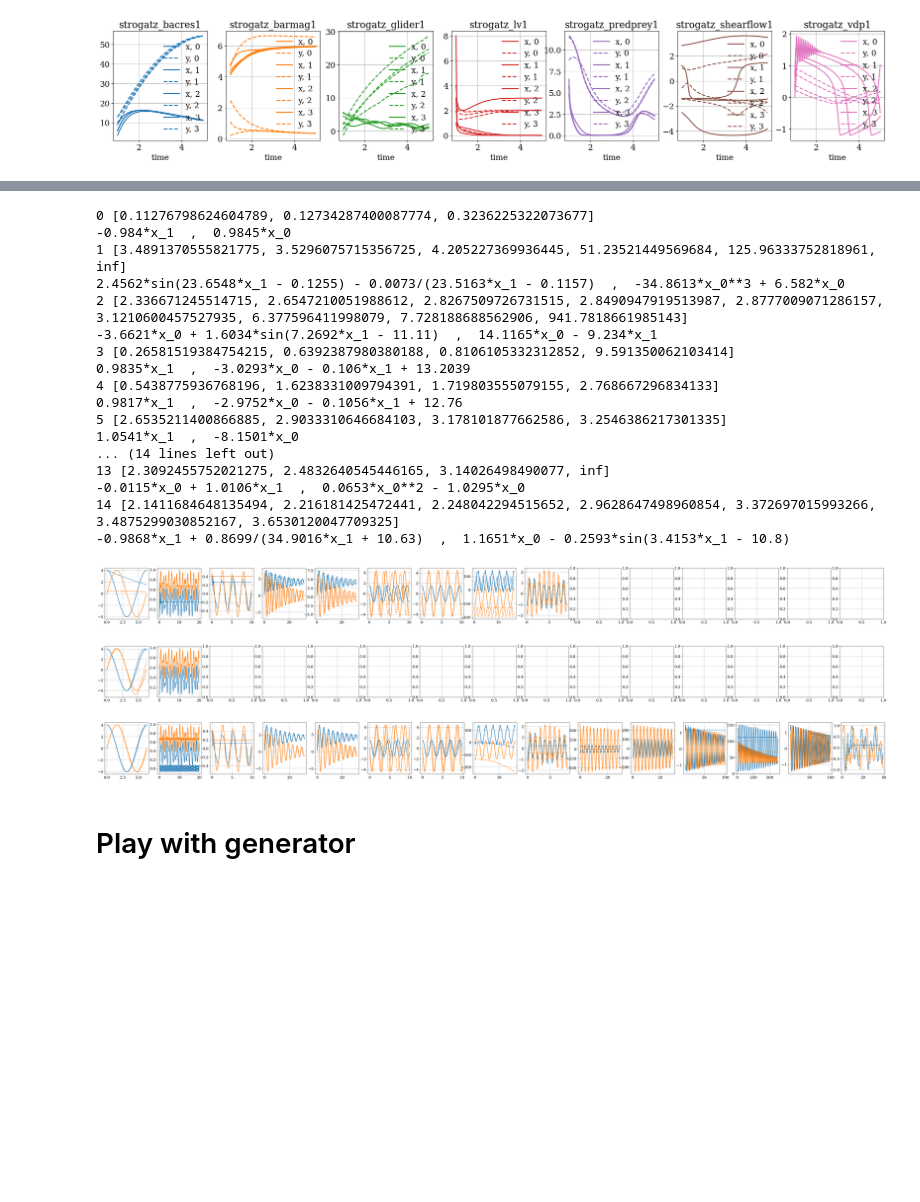
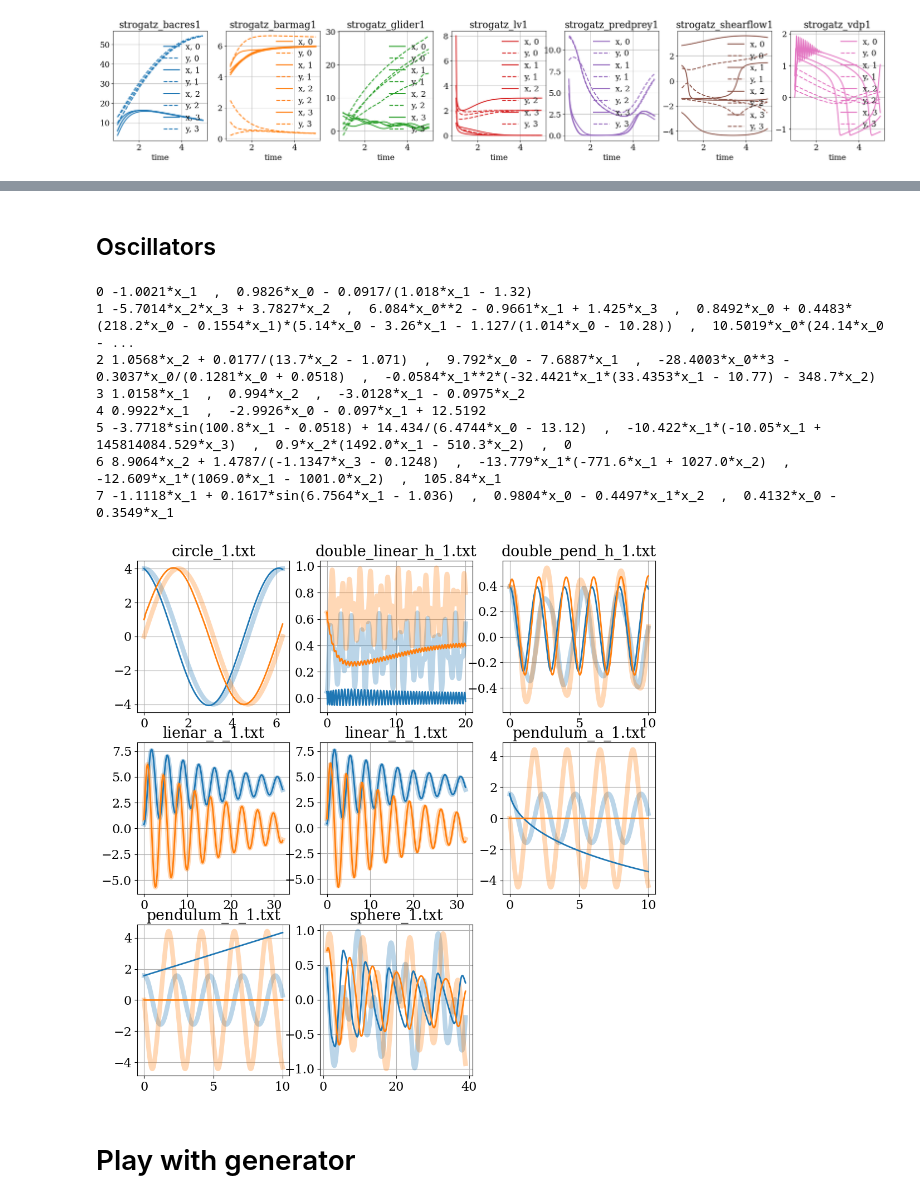
Before and after one commit to sdascoli/odeformer, a Jupyter notebook: tests.ipynb, the cells around one changed output, grey strips where cells are left out. Cells and saved outputs as stored; diff of their text form; code cells hidden in the pictures; blank space fills up the shorter version.

```diff
--- a/tests.ipynb
+++ b/tests.ipynb
@@ -270,5 +298,5 @@ dstr.rescale=True
 dstr.average_trajectories=False
 
 dstr.model.beam_type = 'sampling'
-dstr.model.beam_size = 5
-dstr.model.beam_temperature = .1
+dstr.model.beam_size = 20
+dstr.model.beam_temperature = .3
@@ -326,7 +382,7 @@ $\displaystyle 3.3946 x_{0} x_{1} - 3.131 x_{1}$
 dstr.rescale=True
 a = -3
 b = 10
-c = 0
+c = .1
 def quadratic(X, t):
     return np.array([a*X[0]**2+b*X[0]+c])
 
@@ -446,0 +513,12 @@ plt.show()
+# %%
+path = '/data/rcp/odeformer/dynobench/data/dense/'
+n = len(glob.glob(path+'*'))
+fig, axarr = plt.subplots(1,n,figsize=(n*4,4))
+for i, name in enumerate(glob.glob(path+'*')):
+    file = os.listdir(name)[-4]
+    data = pd.read_csv(name+'/'+file)
+    times, x, y = data['t'].values, data['x'].values, data['y'].values
+    trajectory = np.concatenate((x,y), axis=1)
+    #axarr[i].plot(t, x, color=f"C{i}", ls='-', label=f"x")
+    #axarr[i].plot(t, y, color=f"C{i}", ls='--', label=f"y")
+    #axarr[i].set_title(name.split('/')[-1])
@@ -447,6 +598,9 @@ plt.show()
+# %% [markdown]
+## Oscillators
 # %%
 datasets = {}
 for file in glob.glob("invar_datasets/*"):
+    if "real" in file: continue
     with open(file) as f:
         lines = (line for line in f if not line.startswith('%') and not line.startswith('x'))
         data = np.loadtxt(lines)
@@ -454,56 +608,45 @@ for file in glob.glob("invar_datasets/*"):
     datasets[file.split('/')[-1]] = data
 n = len(datasets)
 # %%
-fig, axarr = plt.subplots(1,n,figsize=(n*4,4))
+fig = plt.figure(figsize=(12,12))
 dstr.rescale = True
-dstr.model.beam_type = 'sampling'
 dstr.model.beam_size = 5
-dstr.model.beam_temperature = .3
+dstr.model.beam_temperature = .1
 
 for i, (name, data) in enumerate(datasets.items()):
+    ax = plt.subplot(math.ceil(n**.5),math.ceil(n**.5),i+1)
     #if i==5: break
     print(i, end=' ')
     times = data[:,1]
-    x     = data[:,2]
-    y     = data[:,3]
-    trajectory = np.concatenate([x[:,None], y[:,None]], axis=1)
-    idx = np.random.permutation(len(times))
-    shuffled_times, x, y = times[idx], x[idx], y[idx]
-    shuffled_trajectory = np.concatenate([x[:,None], y[:,None]], axis=1)
+    trajectories = []
+    for dim in range(2, min(data.shape[1],6)):
+        trajectories.append(data[:,dim][:,None])
+    trajectory = np.concatenate(trajectories, axis=1)
 
-    for dim in range(len(trajectory[0])):
-        axarr[i].plot(times, trajectory[:,dim], color=f'C{dim}', label='True')
-    candidates = dstr.fit(shuffled_times, shuffled_trajectory)
+    for dim in range(len(trajectory[0]))[:2]:
+        ax.plot(times, trajectory[:,dim], color=f'C{dim}', label='True', lw=6, alpha=.3)
+    candidates = dstr.fit(times, trajectory)
     for tree in candidates[0][:1]:
         print(env.simplifier.readable_tree(tree))
         pred_trajectory = integrate_ode(trajectory[0], times, tree, "solve_ivp", debug=False)
         try:
-            for dim in range(len(trajectory[0])):
-                axarr[i].plot(times, pred_trajectory[:,dim], color=f'C{dim}', ls='--', label='Pred')
+            for dim in range(len(trajectory[0]))[:2]:
+                ax.plot(times, pred_trajectory[:,dim], color=f'C{dim}', label='Pred')
         except:
             print('Fail', end=' ')
+    ax.set_title(name)
+plt.savefig(savedir+"oscillators.pdf")
 plt.show()
 # %% [output]
-0 [0.11276798624604789, 0.12734287400087774, 0.3236225322073677]
--0.984*x_1  ,  0.9845*x_0
-1 [3.4891370555821775, 3.5296075715356725, 4.205227369936445, 51.23521449569684, 125.96333752818961, inf]
-2.4562*sin(23.6548*x_1 - 0.1255) - 0.0073/(23.5163*x_1 - 0.1157)  ,  -34.8613*x_0**3 + 6.582*x_0
-2 [2.336671245514715, 2.6547210051988612, 2.8267509726731515, 2.8490947919513987, 2.8777009071286157, 3.1210600457527935, 6.377596411998079, 7.728188688562906, 941.7818661985143]
--3.6621*x_0 + 1.6034*sin(7.2692*x_1 - 11.11)  ,  14.1165*x_0 - 9.234*x_1
-3 [0.26581519384754215, 0.6392387980380188, 0.8106105332312852, 9.591350062103414]
-0.9835*x_1  ,  -3.0293*x_0 - 0.106*x_1 + 13.2039
-4 [0.5438775936768196, 1.6238331009794391, 1.719803555079155, 2.768667296834133]
-0.9817*x_1  ,  -2.9752*x_0 - 0.1056*x_1 + 12.76
-5 [2.6535211400866885, 2.9033310646684103, 3.178101877662586, 3.2546386217301335]
-1.0541*x_1  ,  -8.1501*x_0
-... (14 lines left out)
-13 [2.3092455752021275, 2.4832640545446165, 3.14026498490077, inf]
--0.0115*x_0 + 1.0106*x_1  ,  0.0653*x_0**2 - 1.0295*x_0
-14 [2.1411684648135494, 2.216181425472441, 2.248042294515652, 2.9628647498960854, 3.372697015993266, 3.4875299030852167, 3.6530120047709325]
--0.9868*x_1 + 0.8699/(34.9016*x_1 + 10.63)  ,  1.1651*x_0 - 0.2593*sin(3.4153*x_1 - 10.8)
+0 -1.0021*x_1  ,  0.9826*x_0 - 0.0917/(1.018*x_1 - 1.32)
+1 -5.7014*x_2*x_3 + 3.7827*x_2  ,  6.084*x_0**2 - 0.9661*x_1 + 1.425*x_3  ,  0.8492*x_0 + 0.4483*(218.2*x_0 - 0.1554*x_1)*(5.14*x_0 - 3.26*x_1 - 1.127/(1.014*x_0 - 10.28))  ,  10.5019*x_0*(24.14*x_0 - ...
+2 1.0568*x_2 + 0.0177/(13.7*x_2 - 1.071)  ,  9.792*x_0 - 7.6887*x_1  ,  -28.4003*x_0**3 - 0.3037*x_0/(0.1281*x_0 + 0.0518)  ,  -0.0584*x_1**2*(-32.4421*x_1*(33.4353*x_1 - 10.77) - 348.7*x_2)
+3 1.0158*x_1  ,  0.994*x_2  ,  -3.0128*x_1 - 0.0975*x_2
+4 0.9922*x_1  ,  -2.9926*x_0 - 0.097*x_1 + 12.5192
+5 -3.7718*sin(100.8*x_1 - 0.0518) + 14.434/(6.4744*x_0 - 13.12)  ,  -10.422*x_1*(-10.05*x_1 + 145814084.529*x_3)  ,  0.9*x_2*(1492.0*x_1 - 510.3*x_2)  ,  0
+6 8.9064*x_2 + 1.4787/(-1.1347*x_3 - 0.1248)  ,  -13.779*x_1*(-771.6*x_1 + 1027.0*x_2)  ,  -12.609*x_1*(1069.0*x_1 - 1001.0*x_2)  ,  105.84*x_1
+7 -1.1118*x_1 + 0.1617*sin(6.7564*x_1 - 1.036)  ,  0.9804*x_0 - 0.4497*x_1*x_2  ,  0.4132*x_0 - 0.3549*x_1
-[figure, old version]
+[figure, new version]
-[figure, removed]
-[figure, removed]
 # %% [markdown]
 # Play with generator
 # %%
```
Also changed, not shown: parts of 18 cells of this notebook, 11 other files.
